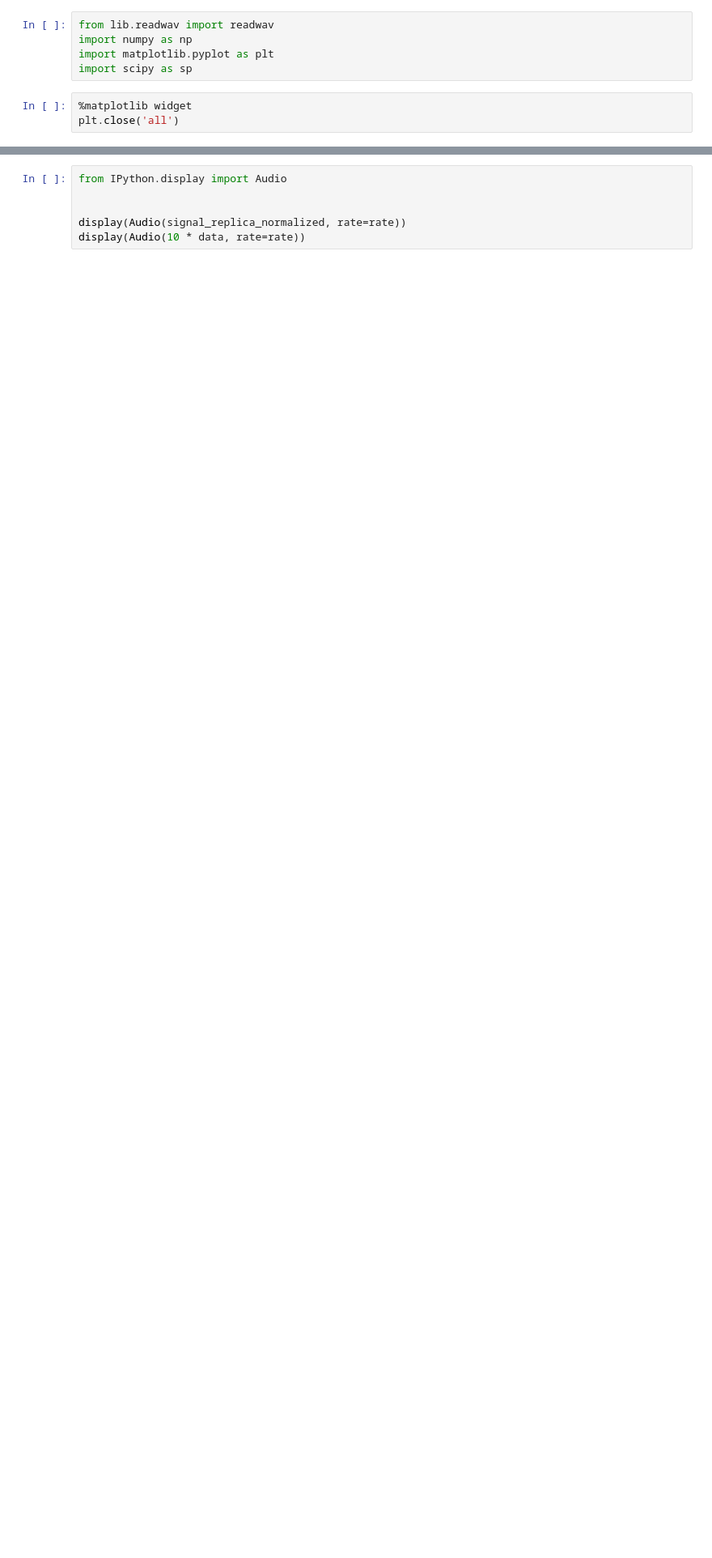
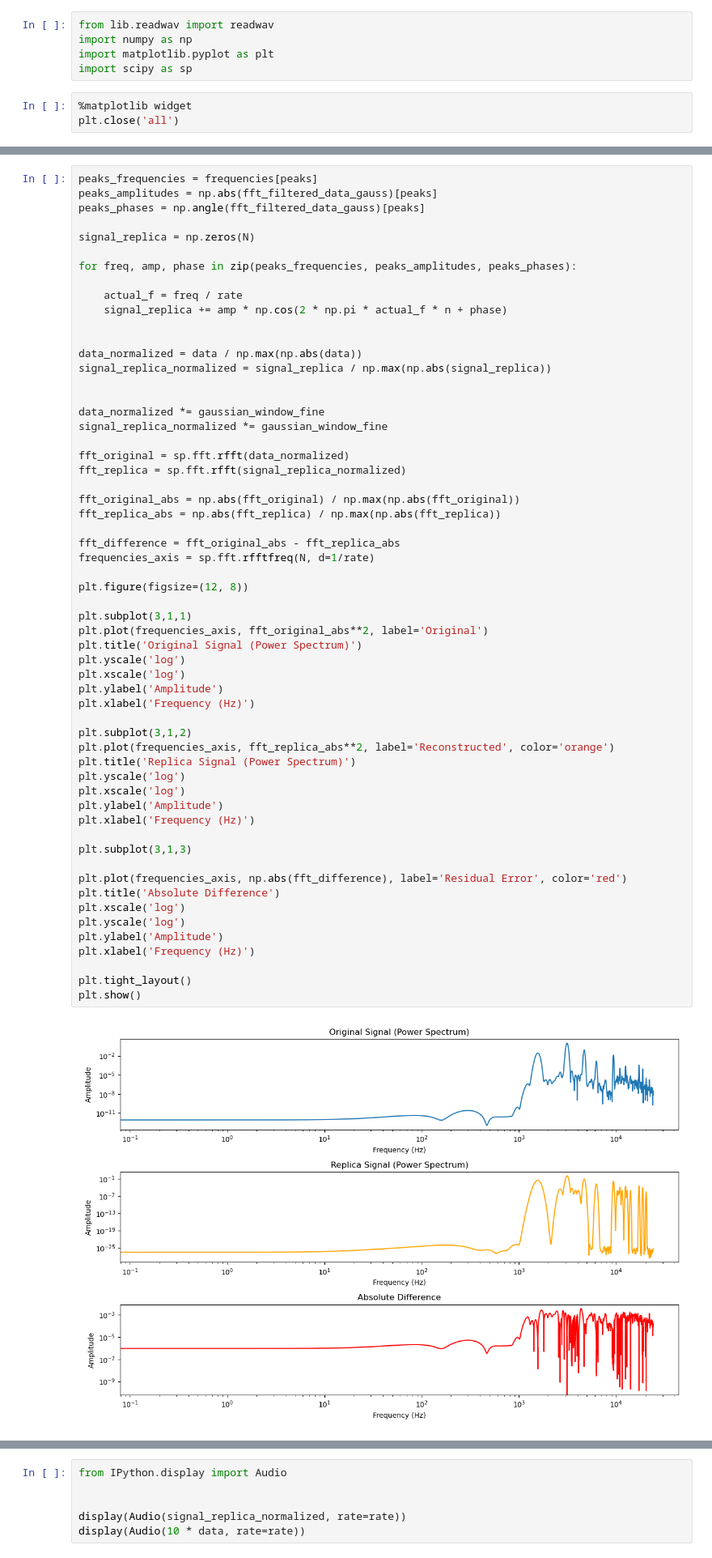
Before and after one commit to Lvetto/lmd_organo, a Jupyter notebook: Organ.ipynb, the cells around one changed output, grey strips where cells are left out. Shown at 81% size. Cells and saved outputs as stored; diff of their text form; blank space fills up the shorter version.

```diff
--- a/Organ.ipynb
+++ b/Organ.ipynb
@@ -185,0 +119,60 @@ plt.show()
+# %%
+peaks_frequencies = frequencies[peaks]
+peaks_amplitudes = np.abs(fft_filtered_data_gauss)[peaks]
+peaks_phases = np.angle(fft_filtered_data_gauss)[peaks]
+
+signal_replica = np.zeros(N)
+
+for freq, amp, phase in zip(peaks_frequencies, peaks_amplitudes, peaks_phases):
+
+    actual_f = freq / rate
+    signal_replica += amp * np.cos(2 * np.pi * actual_f * n + phase)
+
+
+data_normalized = data / np.max(np.abs(data))
+signal_replica_normalized = signal_replica / np.max(np.abs(signal_replica))
+
+
+data_normalized *= gaussian_window_fine
+signal_replica_normalized *= gaussian_window_fine
+
+fft_original = sp.fft.rfft(data_normalized)
+fft_replica = sp.fft.rfft(signal_replica_normalized)
+
+fft_original_abs = np.abs(fft_original) / np.max(np.abs(fft_original))
+fft_replica_abs = np.abs(fft_replica) / np.max(np.abs(fft_replica))
+
+fft_difference = fft_original_abs - fft_replica_abs
+frequencies_axis = sp.fft.rfftfreq(N, d=1/rate)
+
+plt.figure(figsize=(12, 8))
+
+plt.subplot(3,1,1)
+plt.plot(frequencies_axis, fft_original_abs**2, label='Original')
+plt.title('Original Signal (Power Spectrum)')
+plt.yscale('log')
+plt.xscale('log')
+plt.ylabel('Amplitude')
+plt.xlabel('Frequency (Hz)')
+
+plt.subplot(3,1,2)
+plt.plot(frequencies_axis, fft_replica_abs**2, label='Reconstructed', color='orange')
+plt.title('Replica Signal (Power Spectrum)')
+plt.yscale('log')
+plt.xscale('log')
+plt.ylabel('Amplitude')
+plt.xlabel('Frequency (Hz)')
+
+plt.subplot(3,1,3)
+
+plt.plot(frequencies_axis, np.abs(fft_difference), label='Residual Error', color='red')
+plt.title('Absolute Difference')
+plt.xscale('log')
+plt.yscale('log')
+plt.ylabel('Amplitude')
+plt.xlabel('Frequency (Hz)')
+
+plt.tight_layout()
+plt.show()
+# %% [output]
+[figure, added]
```
Also changed, not shown: parts of 6 cells of this notebook.
